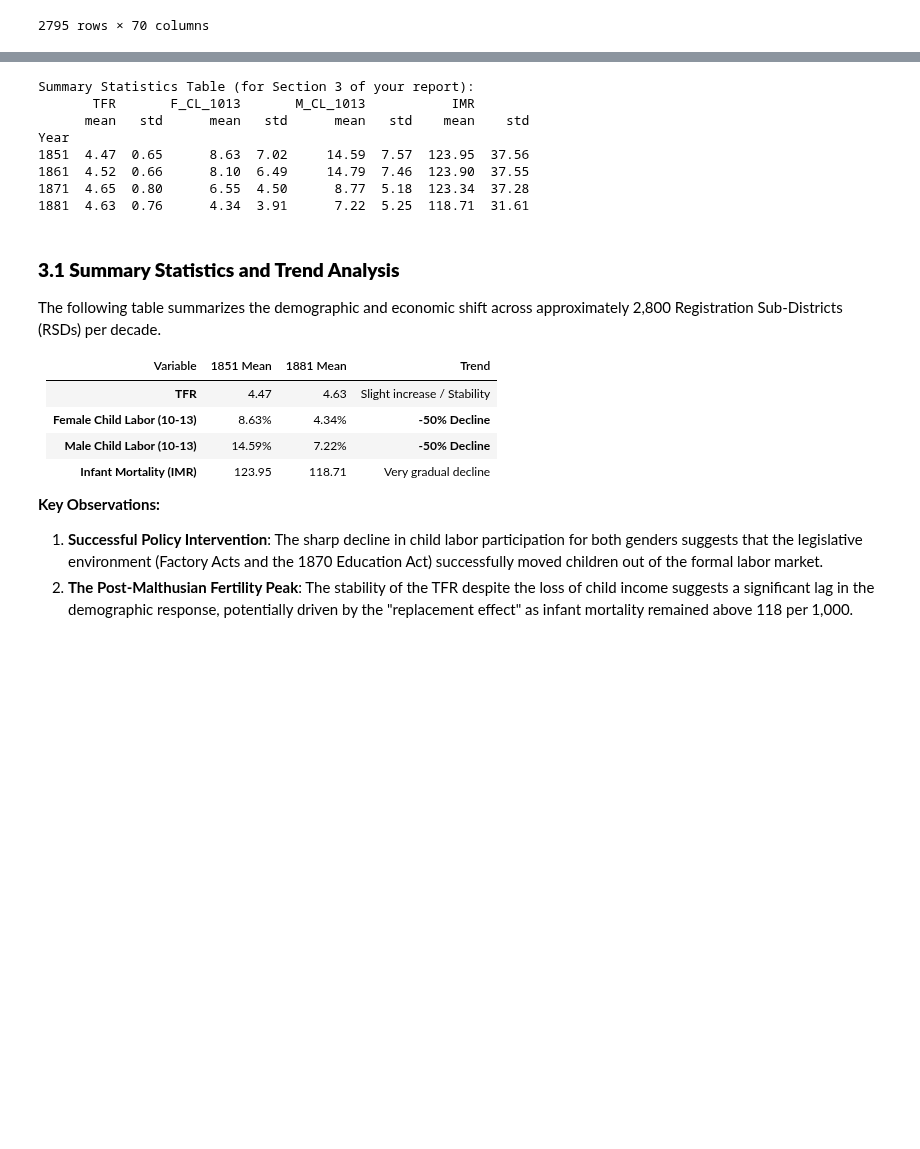
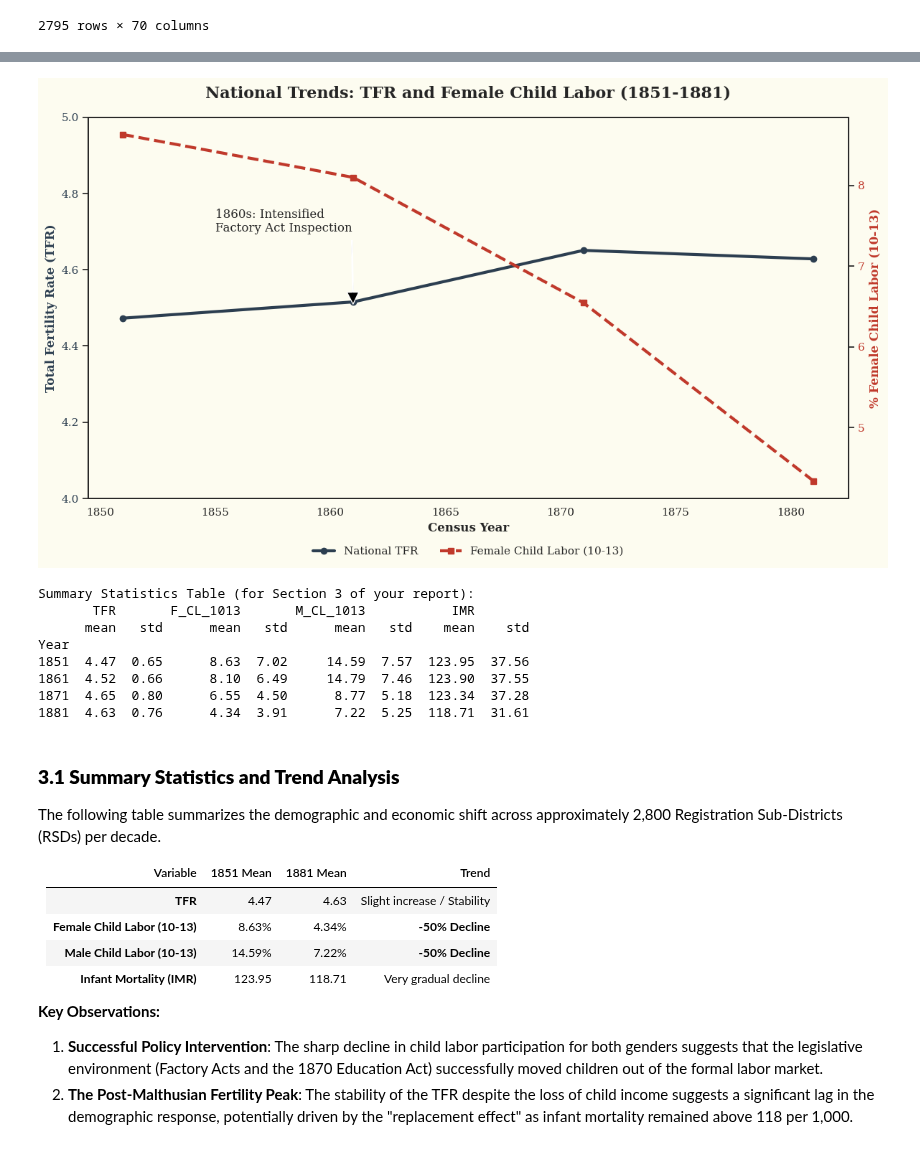
Before and after one commit to AntonEbsen/Demography, a Jupyter notebook: exam_project/notebooks/exam_project.ipynb, the cells around one changed output, grey strips where cells are left out. Cells and saved outputs as stored; diff of their text form; code cells hidden in the pictures; blank space fills up the shorter version.

```diff
--- a/exam_project/notebooks/exam_project.ipynb
+++ b/exam_project/notebooks/exam_project.ipynb
@@ -267,3 +248,50 @@ Summary of observations per year:
+# %%
+import pandas as pd
+
+# 1. Aggregate the RSD-level panel data by Census Year
+# We use the mean to represent the national 'average' experience
+national_trends = df_factory.groupby('Year').agg({
+    'TFR': 'mean',
+    'F_CL_1013': 'mean'
+}).reset_index()
+
+# 2. Setup the figure with a dual y-axis
+fig, ax1 = plt.subplots(figsize=(12, 7), facecolor='#fdfcf0')
+ax1.set_facecolor('#fdfcf0')
+
+color_tfr = '#2c3e50'  # Dark slate for TFR
+color_cl = '#c0392b'   # Victorian red for Child Labor
+
+# --- Plot National TFR (Left Axis) ---
+line1 = ax1.plot(national_trends['Year'], national_trends['TFR'],
+                 color=color_tfr, marker='o', linewidth=3, label='National TFR')
+ax1.set_xlabel('Census Year', fontsize=12, fontweight='bold')
+ax1.set_ylabel('Total Fertility Rate (TFR)', color=color_tfr, fontsize=12, fontweight='bold')
+ax1.tick_params(axis='y', labelcolor=color_tfr)
+ax1.set_ylim(4, 5) # Adjusted to visualize the subtle mid-Victorian peak
+
+# --- Plot National Child Labor (Right Axis) ---
+ax2 = ax1.twinx()
+line2 = ax2.plot(national_trends['Year'], national_trends['F_CL_1013'],
+                 color=color_cl, linestyle='--', marker='s', linewidth=3, label='Female Child Labor (10-13)')
+ax2.set_ylabel('% Female Child Labor (10-13)', color=color_cl, fontsize=12, fontweight='bold')
+ax2.tick_params(axis='y', labelcolor=color_cl)
+
+# --- Title and Legend ---
+plt.title('National Trends: TFR and Female Child Labor (1851-1881)', fontsize=16, fontweight='bold', pad=20)
+lines = line1 + line2
+labels = [l.get_label() for l in lines]
+ax1.legend(lines, labels, loc='upper center', bbox_to_anchor=(0.5, -0.1), ncol=2, frameon=False)
+
+# --- Historical Annotation ---
+ax1.annotate('1860s: Intensified\nFactory Act Inspection',
+             xy=(1861, 4.5), xytext=(1855, 4.7),
+             arrowprops=dict(facecolor='black', shrink=0.05, width=1))
+
+plt.tight_layout()
+plt.show()
+# %% [output]
+[figure, added]
 # %%
 # Create a summary table grouped by year
 summary_stats = df_factory.groupby('Year')[['TFR', 'F_CL_1013', 'M_CL_1013', 'IMR']].agg(['mean', 'std']).round(2)
```
Also changed, not shown: parts of 20 cells of this notebook, 3 other files.
